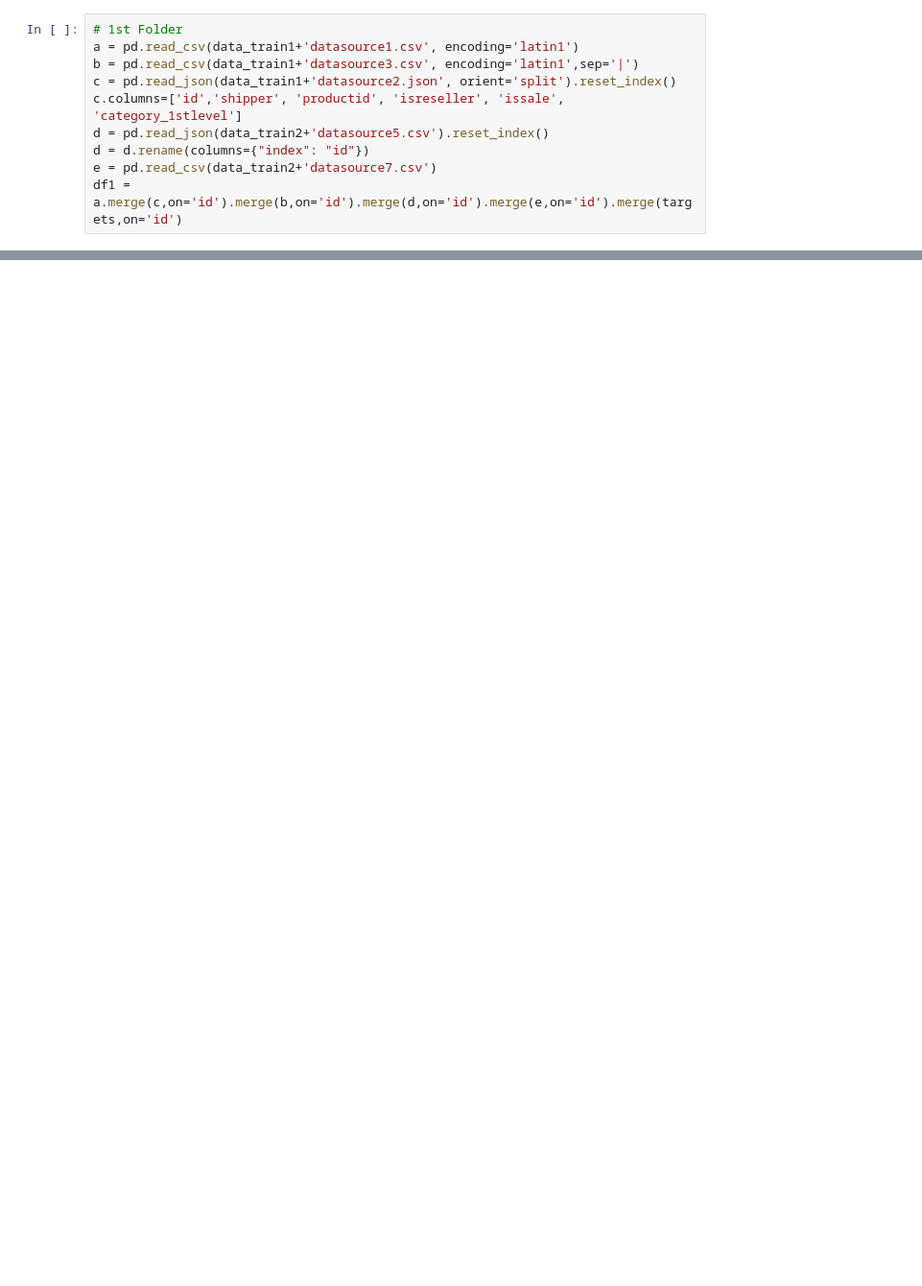
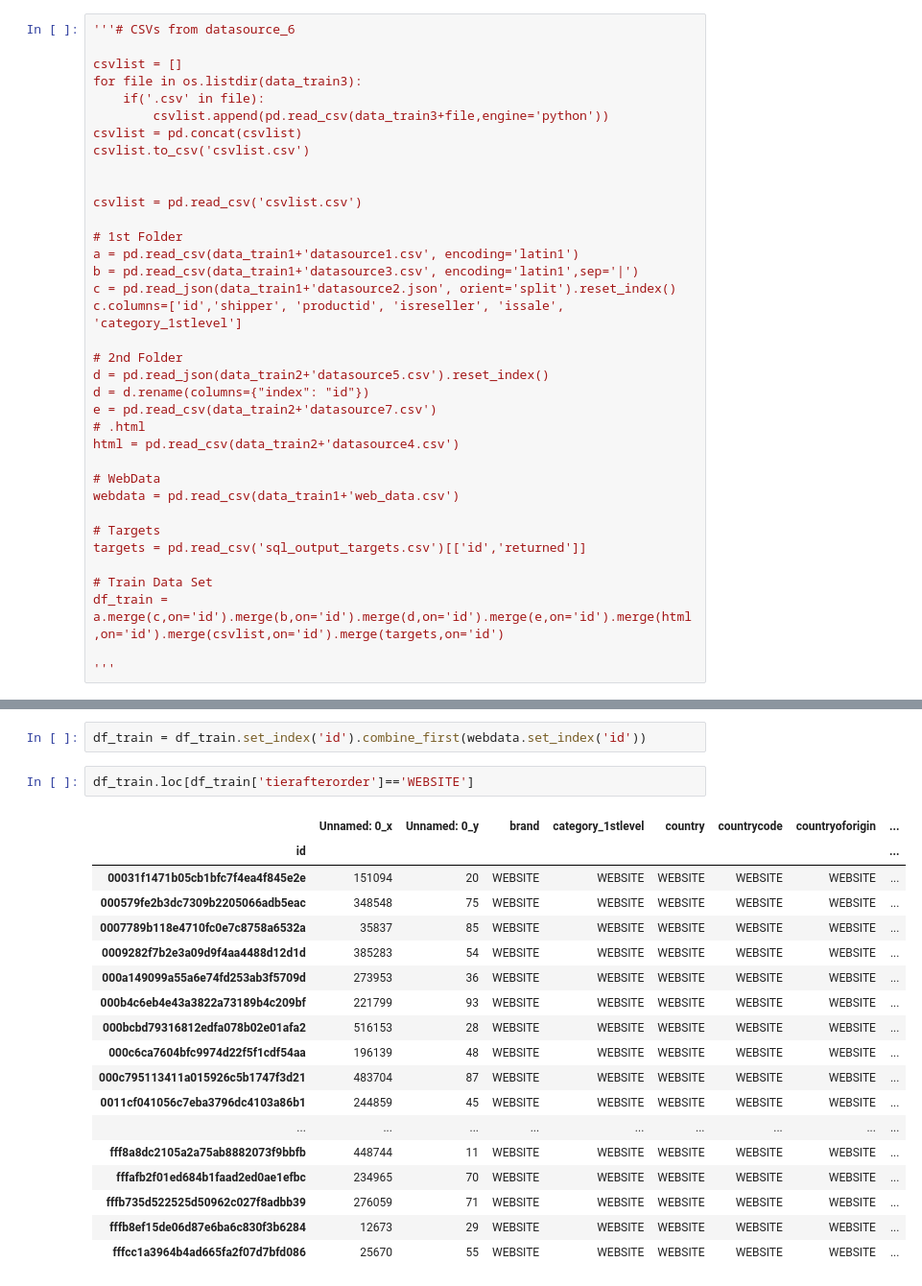
Before and after one commit to JTPenedo/LDSSA_hck2, a Jupyter notebook: HCKT02_CC.ipynb, the cells around one changed output, grey strips where cells are left out. Shown: that part at 96% size. Saved outputs shown, nothing was run; the diff lists cells and outputs as text; blank space fills up the shorter version.

```diff
--- a/HCKT02_CC.ipynb
+++ b/HCKT02_CC.ipynb
@@ -14,10 +41,36 @@ targets = pd.read_csv('sql_output_targets.csv')[['id','returned']]
 # %%
+'''# CSVs from datasource_6
+
+csvlist = []
+for file in os.listdir(data_train3):
+    if('.csv' in file):
+        csvlist.append(pd.read_csv(data_train3+file,engine='python'))
+csvlist = pd.concat(csvlist)
+csvlist.to_csv('csvlist.csv')
+
+
+csvlist = pd.read_csv('csvlist.csv')
+
 # 1st Folder
 a = pd.read_csv(data_train1+'datasource1.csv', encoding='latin1')
 b = pd.read_csv(data_train1+'datasource3.csv', encoding='latin1',sep='|')
 c = pd.read_json(data_train1+'datasource2.json', orient='split').reset_index()
 c.columns=['id','shipper', 'productid', 'isreseller', 'issale', 'category_1stlevel']
+
+# 2nd Folder
 d = pd.read_json(data_train2+'datasource5.csv').reset_index()
 d = d.rename(columns={"index": "id"})
 e = pd.read_csv(data_train2+'datasource7.csv')
-df1 = a.merge(c,on='id').merge(b,on='id').merge(d,on='id').merge(e,on='id').merge(targets,on='id')
+# .html
+html = pd.read_csv(data_train2+'datasource4.csv')
+
+# WebData
+webdata = pd.read_csv(data_train1+'web_data.csv')
+
+# Targets
+targets = pd.read_csv('sql_output_targets.csv')[['id','returned']]
+
+# Train Data Set
+df_train = a.merge(c,on='id').merge(b,on='id').merge(d,on='id').merge(e,on='id').merge(html,on='id').merge(csvlist,on='id').merge(targets,on='id')
+
+'''
@@ -23,0 +101,23 @@ df1 = a.merge(c,on='id').merge(b,on='id').merge(d,on='id').merge(e,on='id').merg
+# %%
+df_train = df_train.set_index('id').combine_first(webdata.set_index('id'))
+# %%
+df_train.loc[df_train['tierafterorder']=='WEBSITE']
+# %% [output]
+|  | Unnamed: 0_x | Unnamed: 0_y | brand | category_1stlevel | country | countrycode | countryoforigin | ... |
+| id |  |  |  |  |  |  |  | ... |
+| 00031f1471b05cb1bfc7f4ea4f845e2e | 151094 | 20 | WEBSITE | WEBSITE | WEBSITE | WEBSITE | WEBSITE | ... |
+| 000579fe2b3dc7309b2205066adb5eac | 348548 | 75 | WEBSITE | WEBSITE | WEBSITE | WEBSITE | WEBSITE | ... |
+| 0007789b118e4710fc0e7c8758a6532a | 35837 | 85 | WEBSITE | WEBSITE | WEBSITE | WEBSITE | WEBSITE | ... |
+| 0009282f7b2e3a09d9f4aa4488d12d1d | 385283 | 54 | WEBSITE | WEBSITE | WEBSITE | WEBSITE | WEBSITE | ... |
+| 000a149099a55a6e74fd253ab3f5709d | 273953 | 36 | WEBSITE | WEBSITE | WEBSITE | WEBSITE | WEBSITE | ... |
+| 000b4c6eb4e43a3822a73189b4c209bf | 221799 | 93 | WEBSITE | WEBSITE | WEBSITE | WEBSITE | WEBSITE | ... |
+| 000bcbd79316812edfa078b02e01afa2 | 516153 | 28 | WEBSITE | WEBSITE | WEBSITE | WEBSITE | WEBSITE | ... |
+| 000c6ca7604bfc9974d22f5f1cdf54aa | 196139 | 48 | WEBSITE | WEBSITE | WEBSITE | WEBSITE | WEBSITE | ... |
+| 000c795113411a015926c5b1747f3d21 | 483704 | 87 | WEBSITE | WEBSITE | WEBSITE | WEBSITE | WEBSITE | ... |
+| 0011cf041056c7eba3796dc4103a86b1 | 244859 | 45 | WEBSITE | WEBSITE | WEBSITE | WEBSITE | WEBSITE | ... |
+| ... | ... | ... | ... | ... | ... | ... | ... | ... |
+| fff8a8dc2105a2a75ab8882073f9bbfb | 448744 | 11 | WEBSITE | WEBSITE | WEBSITE | WEBSITE | WEBSITE | ... |
+| fffafb2f01ed684b1faad2ed0ae1efbc | 234965 | 70 | WEBSITE | WEBSITE | WEBSITE | WEBSITE | WEBSITE | ... |
+| fffb735d522525d50962c027f8adbb39 | 276059 | 71 | WEBSITE | WEBSITE | WEBSITE | WEBSITE | WEBSITE | ... |
+| fffb8ef15de06d87e6ba6c830f3b6284 | 12673 | 29 | WEBSITE | WEBSITE | WEBSITE | WEBSITE | WEBSITE | ... |
+| fffcc1a3964b4ad665fa2f07d7bfd086 | 25670 | 55 | WEBSITE | WEBSITE | WEBSITE | WEBSITE | WEBSITE | ... |
```
Also changed, not shown: parts of 5 cells of this notebook.
